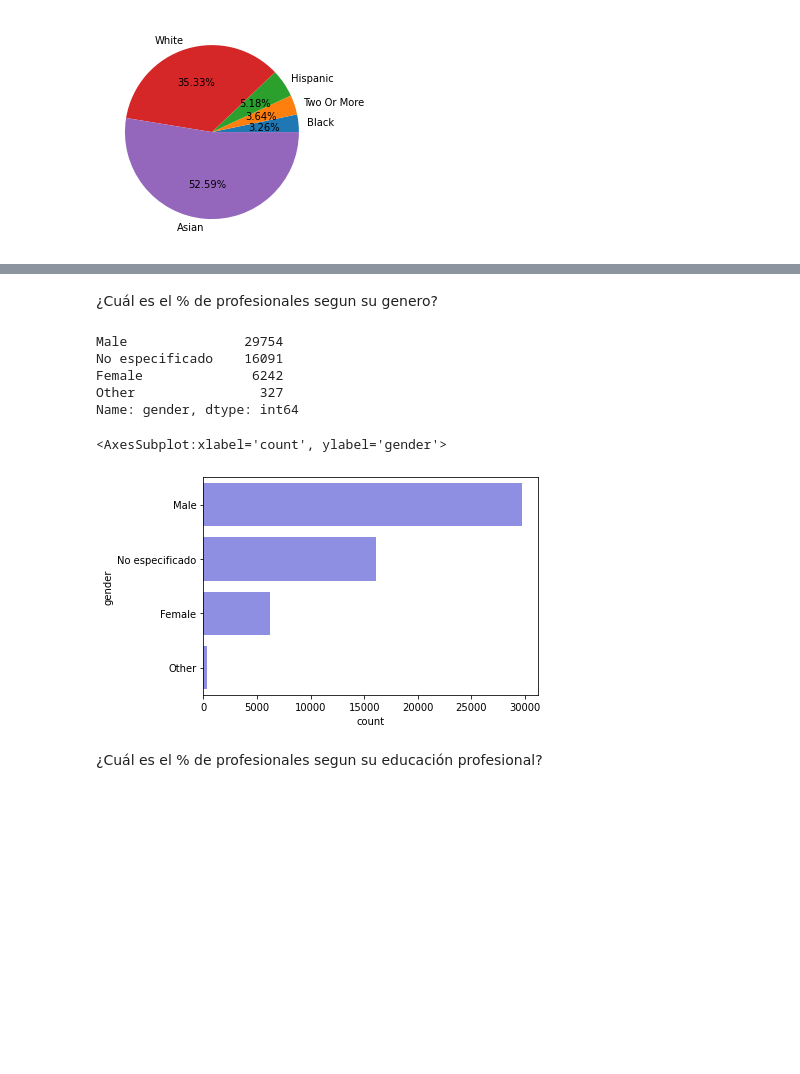
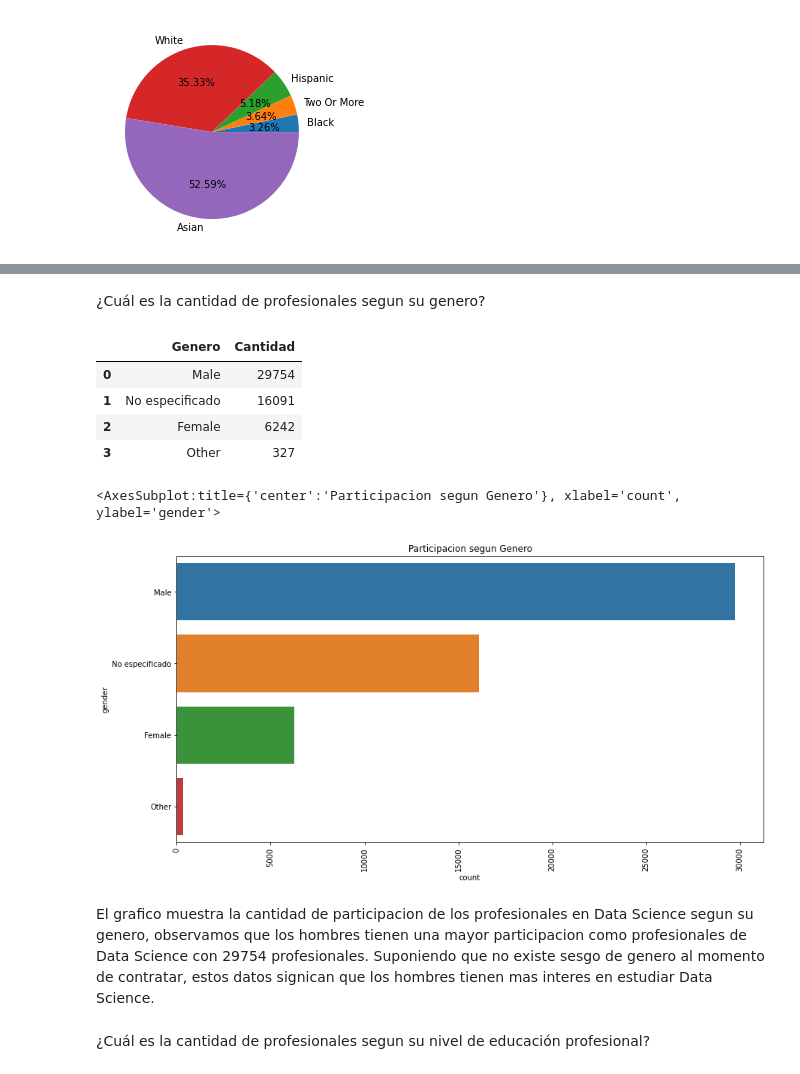
Before and after one commit to joevilla96/-DataProyect, a Jupyter notebook: src/EDA1.ipynb, the cells around one changed output, grey strips where cells are left out. Cells and saved outputs as stored; diff of their text form; code cells hidden in the pictures; blank space fills up the shorter version.

```diff
--- a/src/EDA1.ipynb
+++ b/src/EDA1.ipynb
@@ -53,18 +55,21 @@ plt.show()
 # %% [markdown]
-¿Cuál es el % de profesionales segun su genero?
+¿Cuál es la cantidad de profesionales segun su genero?
 # %%
-df_part_gender = df['gender'].value_counts()
+df_part_gender = df['gender'].value_counts().reset_index().rename(columns={'index':'Genero','gender':'Cantidad'})
 df_part_gender
 # %% [output]
-Male               29754
-No especificado    16091
-Female              6242
-Other                327
-Name: gender, dtype: int64
+|  | Genero | Cantidad |
+| 0 | Male | 29754 |
+| 1 | No especificado | 16091 |
+| 2 | Female | 6242 |
+| 3 | Other | 327 |
 # %%
 gender_ord = df['gender'].value_counts().sort_values(ascending=False)
 order = gender_ord.index
-sns.countplot(data=df, y='gender', color="#8080f0", order=order)
+plt.figure(figsize=(14,7))
+plt.xticks(rotation=90)
+plt.title("Participacion segun Genero")
+sns.countplot(data=df, y='gender', order=order)
 # %% [output]
-<AxesSubplot:xlabel='count', ylabel='gender'>
+<AxesSubplot:title={'center':'Participacion segun Genero'}, xlabel='count', ylabel='gender'>
-[figure, old version]
+[figure, new version]
@@ -76,3 +76,5 @@ sns.countplot(data=df, y='gender', color="#8080f0", order=order)
+# %% [markdown]
+El grafico muestra la cantidad de participacion de los profesionales en Data Science segun su genero, observamos que los hombres tienen una mayor participacion como profesionales de Data Science con 29754 profesionales. Suponiendo que no existe sesgo de genero al momento de contratar, estos datos signican que los hombres tienen mas interes en estudiar Data Science.
 # %% [markdown]
-¿Cuál es el % de profesionales segun su educación profesional?
+¿Cuál es la cantidad de profesionales segun su nivel de educación profesional?
 # %%
```
Also changed, not shown: parts of 7 cells of this notebook.
